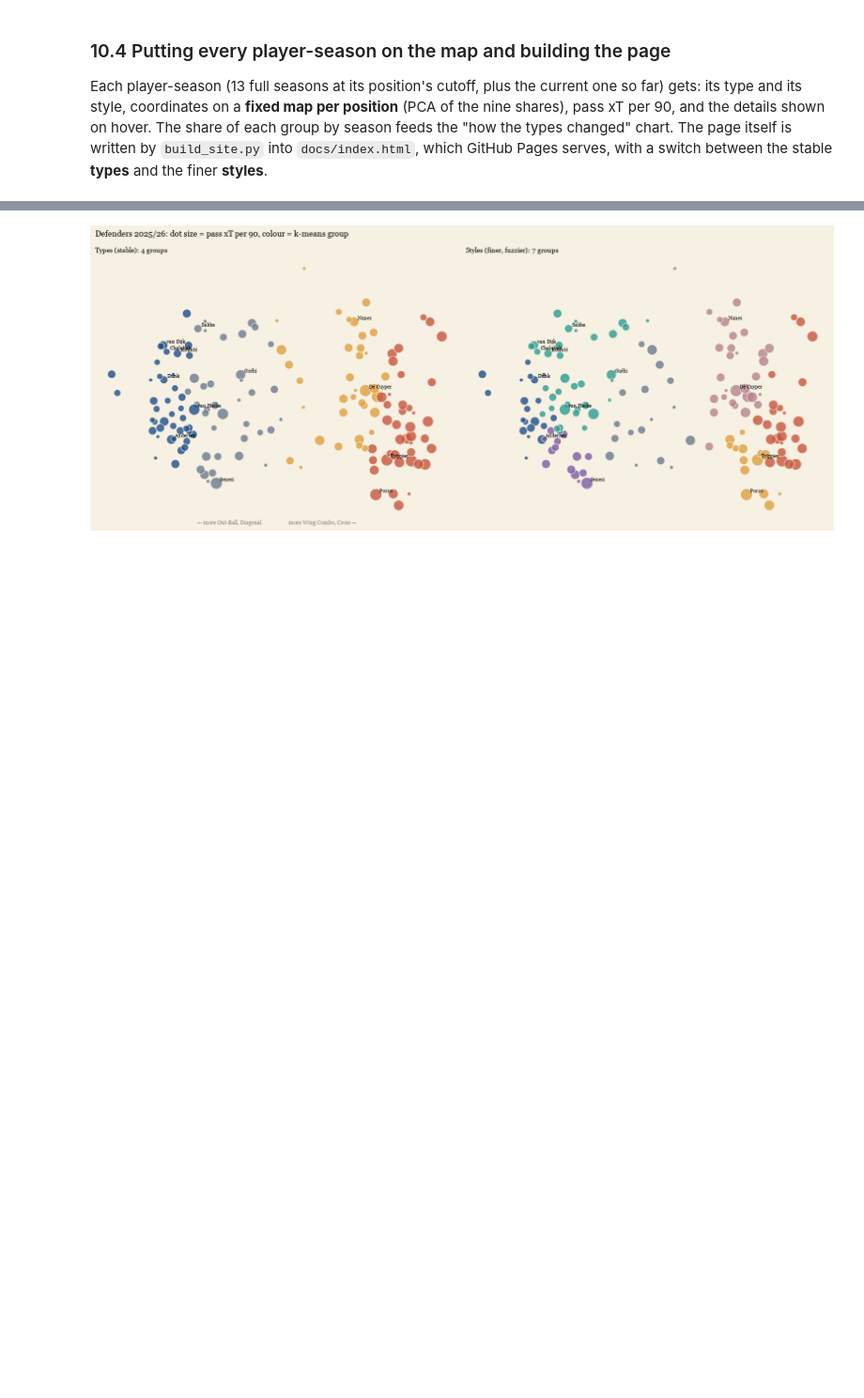
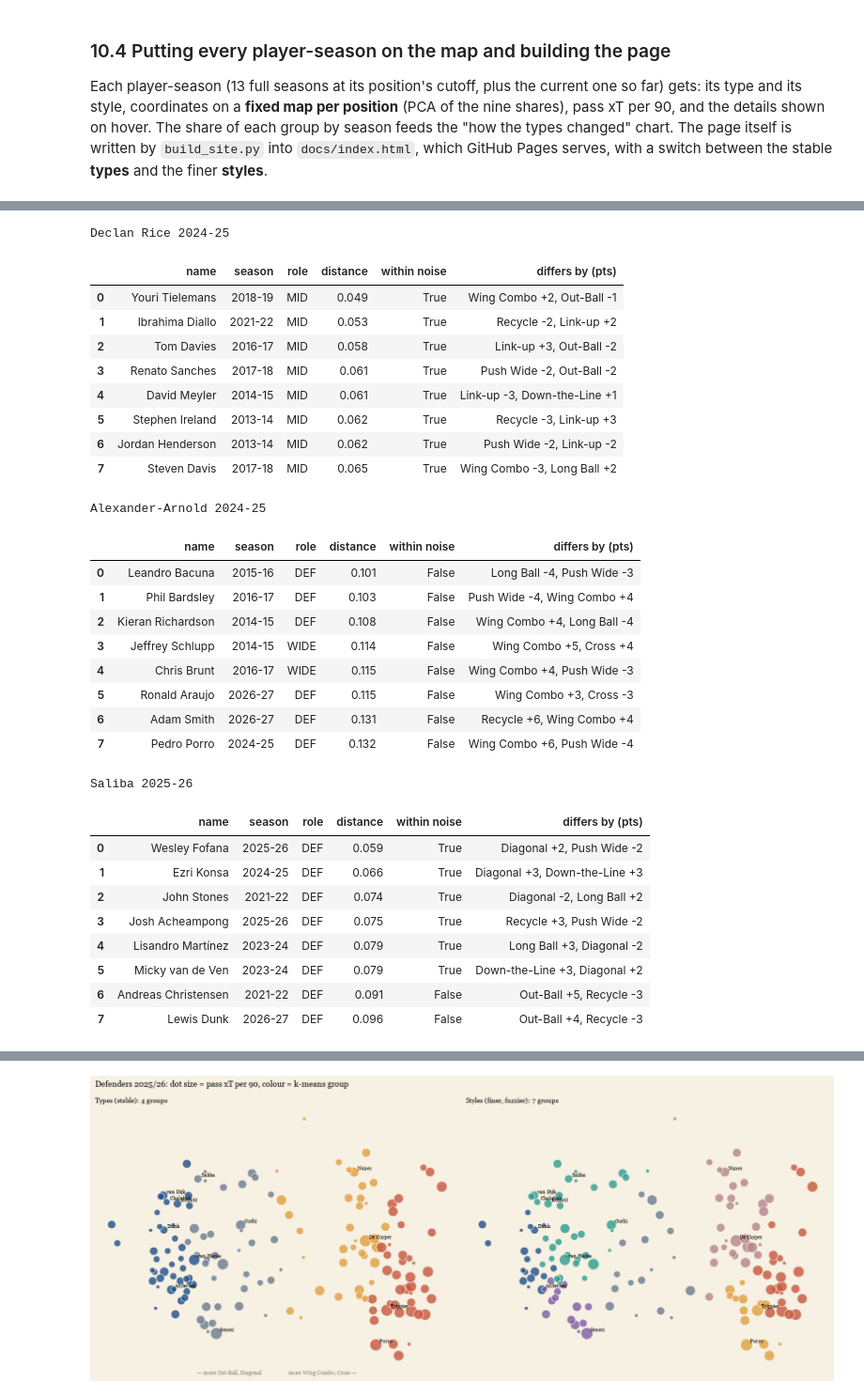
Before and after one commit to chuongt1311-droid/EPL-Player-Clustering, a Jupyter notebook: notebooks/EPL_Player_Clustering.ipynb, the cells around one changed output, grey strips where cells are left out. Shown at 94% size. Saved outputs shown, nothing was run; the diff lists cells and outputs as text; code cells hidden in the pictures; blank space fills up the shorter version.

```diff
--- a/notebooks/EPL_Player_Clustering.ipynb
+++ b/notebooks/EPL_Player_Clustering.ipynb
@@ -1168 +1174,42 @@ wrote docs/index.html (1.05 MB)
+# %%
+def plays_like(name, season, k=8, same_season=False):
+    q = ALL[ALL.name.str.lower().str.contains(name.lower()) & (ALL.season == season)]
+    if len(q) != 1: return f'{len(q)} matches'
+    q = q.iloc[0]; C = ALL[(ALL.name != q['name']) & ((ALL.season == season) if same_season else True)].copy()
+    C['distance'] = np.sqrt(((np.sqrt(C[sc].to_numpy()) - np.sqrt(q[sc].to_numpy(float))) ** 2).sum(1)); C = C.sort_values('distance').drop_duplicates('name').head(k)
+    gap = lambda r: ', '.join(f'{PTN[j]} {d:+.0f}' for j, d in sorted(enumerate((r[sc].to_numpy(float) - q[sc].to_numpy(float)) * 100), key=lambda t: -abs(t[1]))[:2])
+    C['differs by (pts)'] = C.apply(gap, axis=1); C['within noise'] = C.distance <= noise_
+    return C[['name', 'season', 'role', 'distance', 'within noise', 'differs by (pts)']].reset_index(drop=True).round({'distance': 3})
+for nm, ss in (('Declan Rice', '2024-25'), ('Alexander-Arnold', '2024-25'), ('Saliba', '2025-26')): print(nm, ss); display(plays_like(nm, ss))
+# %% [output]
+Declan Rice 2024-25
+|  | name | season | role | distance | within noise | differs by (pts) |
+| 0 | Youri Tielemans | 2018-19 | MID | 0.049 | True | Wing Combo +2, Out-Ball -1 |
+| 1 | Ibrahima Diallo | 2021-22 | MID | 0.053 | True | Recycle -2, Link-up +2 |
+| 2 | Tom Davies | 2016-17 | MID | 0.058 | True | Link-up +3, Out-Ball -2 |
+| 3 | Renato Sanches | 2017-18 | MID | 0.061 | True | Push Wide -2, Out-Ball -2 |
+| 4 | David Meyler | 2014-15 | MID | 0.061 | True | Link-up -3, Down-the-Line +1 |
+| 5 | Stephen Ireland | 2013-14 | MID | 0.062 | True | Recycle -3, Link-up +3 |
+| 6 | Jordan Henderson | 2013-14 | MID | 0.062 | True | Push Wide -2, Link-up -2 |
+| 7 | Steven Davis | 2017-18 | MID | 0.065 | True | Wing Combo -3, Long Ball +2 |
+Alexander-Arnold 2024-25
+|  | name | season | role | distance | within noise | differs by (pts) |
+| 0 | Leandro Bacuna | 2015-16 | DEF | 0.101 | False | Long Ball -4, Push Wide -3 |
+| 1 | Phil Bardsley | 2016-17 | DEF | 0.103 | False | Push Wide -4, Wing Combo +4 |
+| 2 | Kieran Richardson | 2014-15 | DEF | 0.108 | False | Wing Combo +4, Long Ball -4 |
+| 3 | Jeffrey Schlupp | 2014-15 | WIDE | 0.114 | False | Wing Combo +5, Cross +4 |
+| 4 | Chris Brunt | 2016-17 | WIDE | 0.115 | False | Wing Combo +4, Push Wide -3 |
+| 5 | Ronald Araujo | 2026-27 | DEF | 0.115 | False | Wing Combo +3, Cross -3 |
+| 6 | Adam Smith | 2026-27 | DEF | 0.131 | False | Recycle +6, Wing Combo +4 |
+| 7 | Pedro Porro | 2024-25 | DEF | 0.132 | False | Wing Combo +6, Push Wide -4 |
+Saliba 2025-26
+|  | name | season | role | distance | within noise | differs by (pts) |
+| 0 | Wesley Fofana | 2025-26 | DEF | 0.059 | True | Diagonal +2, Push Wide -2 |
+| 1 | Ezri Konsa | 2024-25 | DEF | 0.066 | True | Diagonal +3, Down-the-Line +3 |
+| 2 | John Stones | 2021-22 | DEF | 0.074 | True | Diagonal -2, Long Ball +2 |
+| 3 | Josh Acheampong | 2025-26 | DEF | 0.075 | True | Recycle +3, Push Wide -2 |
+| 4 | Lisandro Martínez | 2023-24 | DEF | 0.079 | True | Long Ball +3, Diagonal -2 |
+| 5 | Micky van de Ven | 2023-24 | DEF | 0.079 | True | Down-the-Line +3, Diagonal +2 |
+| 6 | Andreas Christensen | 2021-22 | DEF | 0.091 | False | Out-Ball +5, Recycle -3 |
+| 7 | Lewis Dunk | 2026-27 | DEF | 0.096 | False | Out-Ball +4, Recycle -3 |
 # %% [markdown]
```
Also changed, not shown: parts of 7 cells of this notebook, 9 other files.
